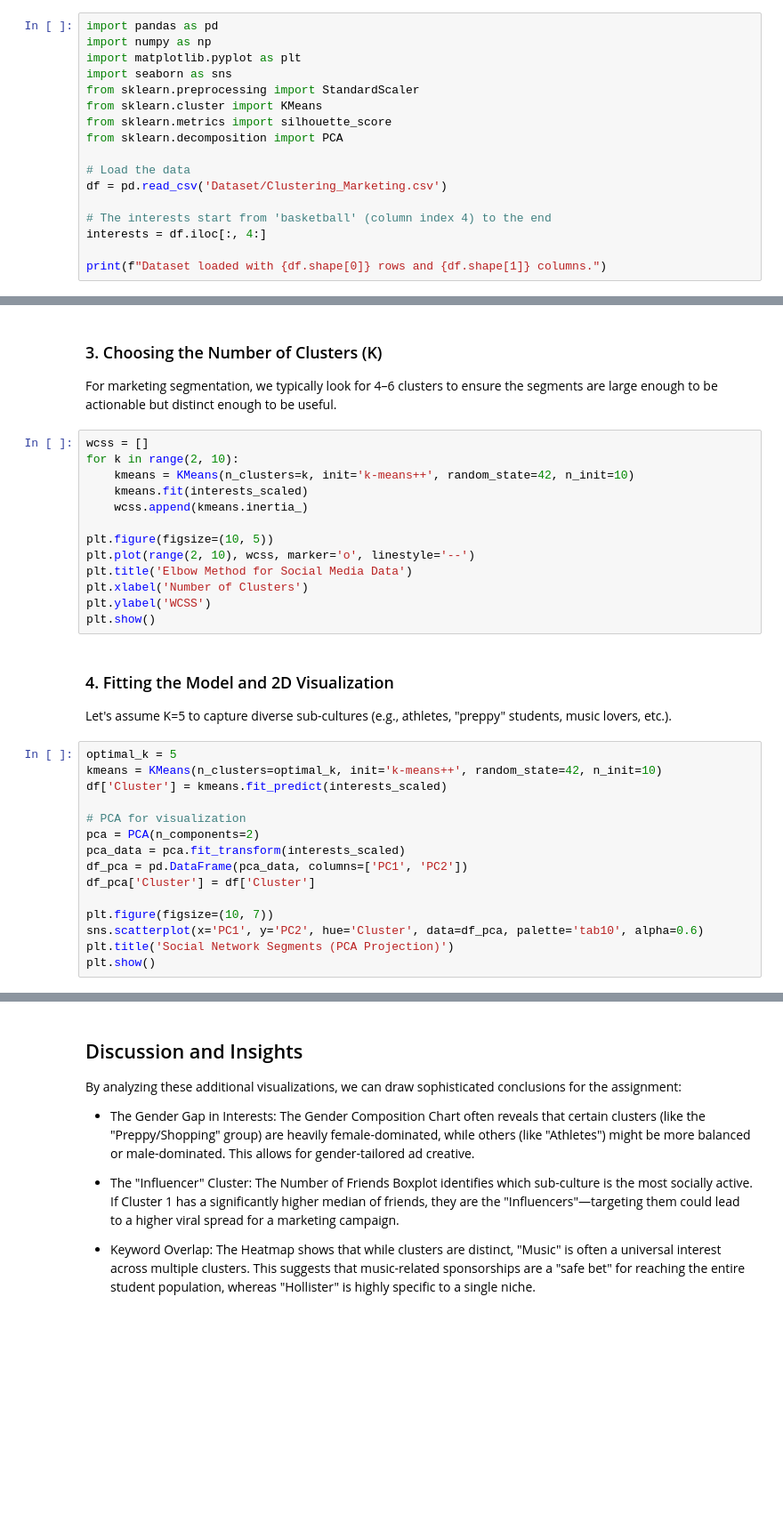
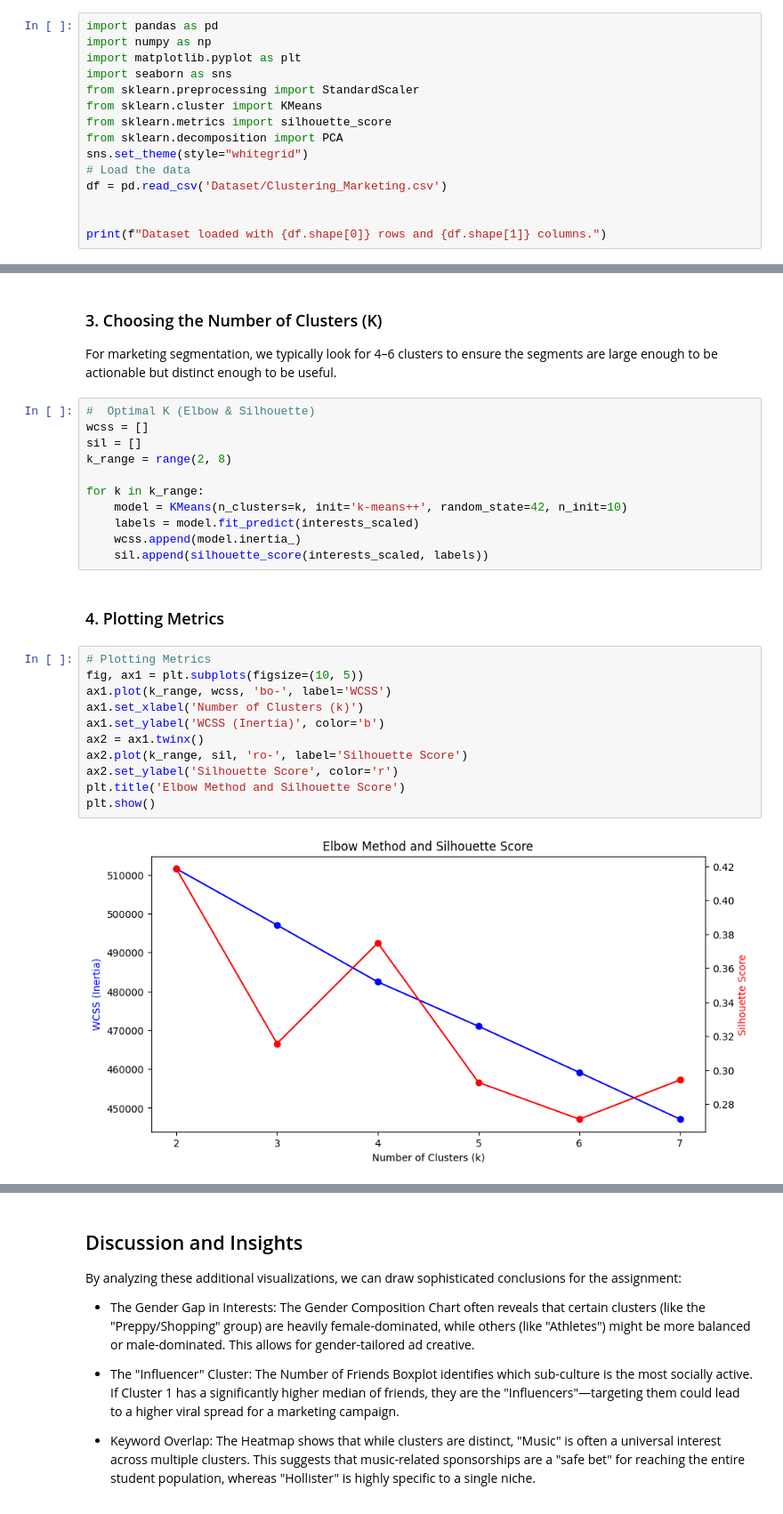
Before and after one commit to HashimHilal-QUT/Clustering, a Jupyter notebook: Social Media Interest/Social Media Interest Clustering for Marketing.ipynb, the cells around one changed output, grey strips where cells are left out. Shown: that part at 89% size. Cells and saved outputs as stored; diff of their text form; blank space fills up the shorter version.

```diff
--- a/Social Media Interest/Social Media Interest Clustering for Marketing.ipynb
+++ b/Social Media Interest/Social Media Interest Clustering for Marketing.ipynb
@@ -32,11 +50,9 @@ from sklearn.preprocessing import StandardScaler
 from sklearn.cluster import KMeans
 from sklearn.metrics import silhouette_score
 from sklearn.decomposition import PCA
-
+sns.set_theme(style="whitegrid")
 # Load the data
 df = pd.read_csv('Dataset/Clustering_Marketing.csv')
 
-# The interests start from 'basketball' (column index 4) to the end
-interests = df.iloc[:, 4:]
 
 print(f"Dataset loaded with {df.shape[0]} rows and {df.shape[1]} columns.")
@@ -56,34 +86,28 @@ interests_scaled = scaler.fit_transform(interests)
 
 For marketing segmentation, we typically look for 4–6 clusters to ensure the segments are large enough to be actionable but distinct enough to be useful.
 # %%
+#  Optimal K (Elbow & Silhouette)
 wcss = []
-for k in range(2, 10):
-    kmeans = KMeans(n_clusters=k, init='k-means++', random_state=42, n_init=10)
-    kmeans.fit(interests_scaled)
-    wcss.append(kmeans.inertia_)
+sil = []
+k_range = range(2, 8)
 
-plt.figure(figsize=(10, 5))
-plt.plot(range(2, 10), wcss, marker='o', linestyle='--')
-plt.title('Elbow Method for Social Media Data')
-plt.xlabel('Number of Clusters')
-plt.ylabel('WCSS')
-plt.show()
+for k in k_range:
+    model = KMeans(n_clusters=k, init='k-means++', random_state=42, n_init=10)
+    labels = model.fit_predict(interests_scaled)
+    wcss.append(model.inertia_)
+    sil.append(silhouette_score(interests_scaled, labels))
 # %% [markdown]
-### 4. Fitting the Model and 2D Visualization
-
-Let's assume K=5 to capture diverse sub-cultures (e.g., athletes, "preppy" students, music lovers, etc.).
+### 4. Plotting Metrics
 # %%
-optimal_k = 5
-kmeans = KMeans(n_clusters=optimal_k, init='k-means++', random_state=42, n_init=10)
-df['Cluster'] = kmeans.fit_predict(interests_scaled)
-
-# PCA for visualization
-pca = PCA(n_components=2)
-pca_data = pca.fit_transform(interests_scaled)
-df_pca = pd.DataFrame(pca_data, columns=['PC1', 'PC2'])
-df_pca['Cluster'] = df['Cluster']
-
-plt.figure(figsize=(10, 7))
-sns.scatterplot(x='PC1', y='PC2', hue='Cluster', data=df_pca, palette='tab10', alpha=0.6)
-plt.title('Social Network Segments (PCA Projection)')
+# Plotting Metrics
+fig, ax1 = plt.subplots(figsize=(10, 5))
+ax1.plot(k_range, wcss, 'bo-', label='WCSS')
+ax1.set_xlabel('Number of Clusters (k)')
+ax1.set_ylabel('WCSS (Inertia)', color='b')
+ax2 = ax1.twinx()
+ax2.plot(k_range, sil, 'ro-', label='Silhouette Score')
+ax2.set_ylabel('Silhouette Score', color='r')
+plt.title('Elbow Method and Silhouette Score')
 plt.show()
+# %% [output]
+[figure, added]
```
Also changed, not shown: parts of 15 cells of this notebook.
